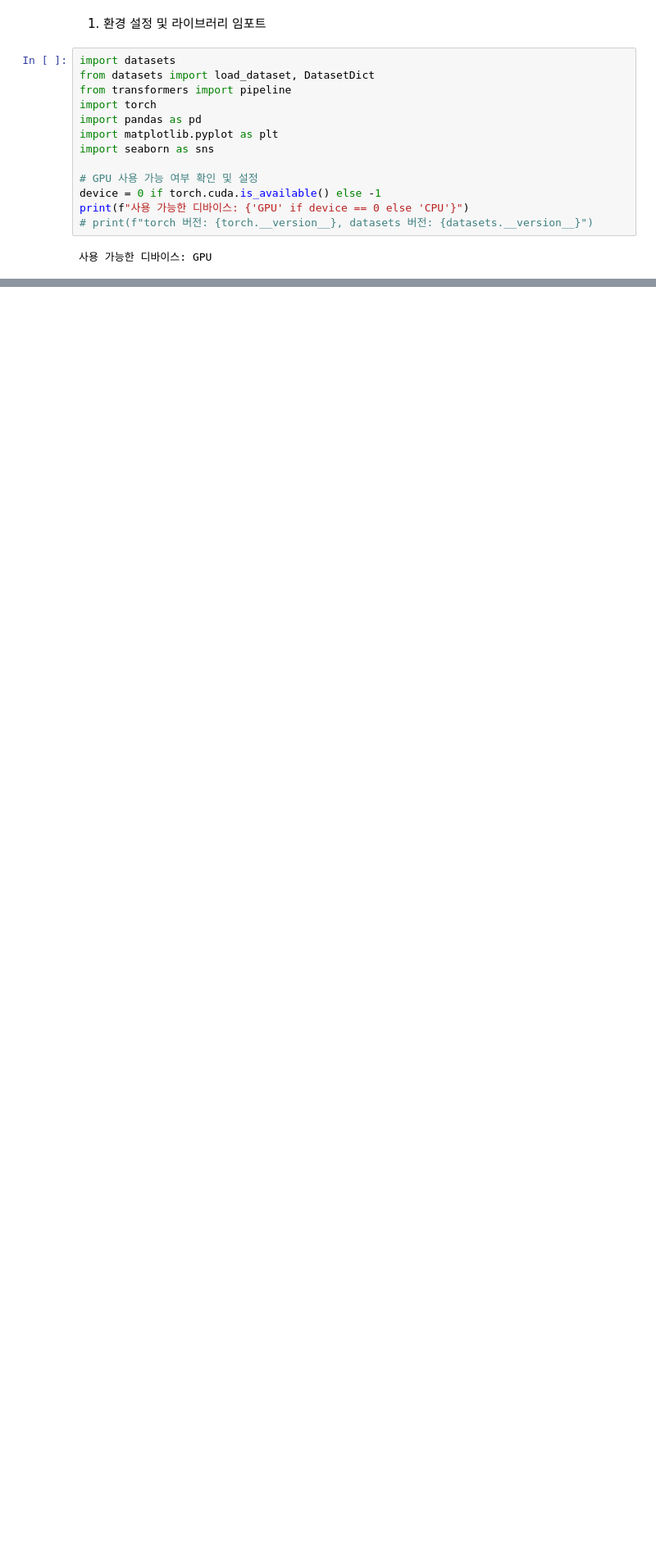
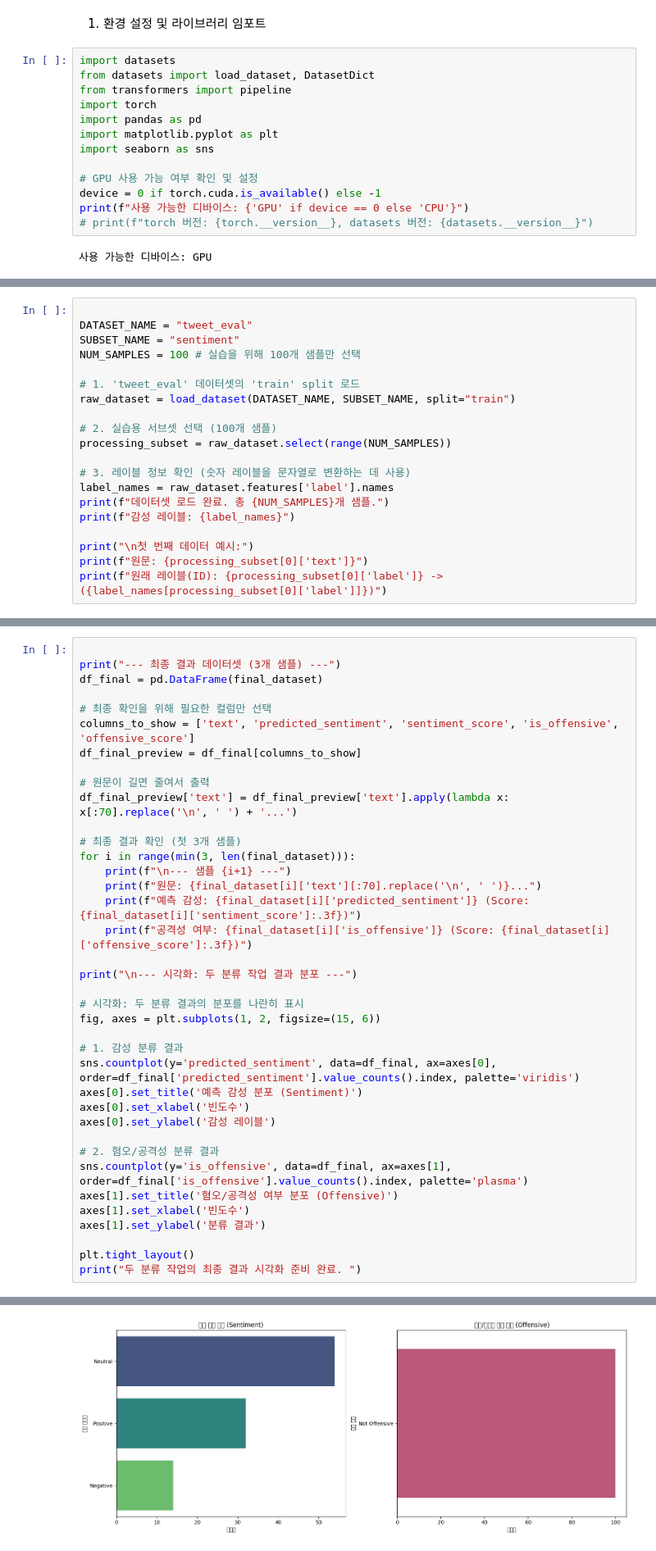
Before and after one commit to HateSlop/3-huggingface, a Jupyter notebook: jimin/news.ipynb, the cells around one changed output, grey strips where cells are left out. Shown at 82% size. Cells and saved outputs as stored; diff of their text form; blank space fills up the shorter version.

```diff
--- a/jimin/news.ipynb
+++ b/jimin/news.ipynb
@@ -128,0 +18,20 @@ Device set to use cuda:0
+# %%
+
+DATASET_NAME = "tweet_eval"
+SUBSET_NAME = "sentiment"
+NUM_SAMPLES = 100 # 실습을 위해 100개 샘플만 선택
+
+# 1. 'tweet_eval' 데이터셋의 'train' split 로드
+raw_dataset = load_dataset(DATASET_NAME, SUBSET_NAME, split="train")
+
+# 2. 실습용 서브셋 선택 (100개 샘플)
+processing_subset = raw_dataset.select(range(NUM_SAMPLES))
+
+# 3. 레이블 정보 확인 (숫자 레이블을 문자열로 변환하는 데 사용)
+label_names = raw_dataset.features['label'].names
+print(f"데이터셋 로드 완료. 총 {NUM_SAMPLES}개 샘플.")
+print(f"감성 레이블: {label_names}")
+
+print("\n첫 번째 데이터 예시:")
+print(f"원문: {processing_subset[0]['text']}")
+print(f"원래 레이블(ID): {processing_subset[0]['label']} -> ({label_names[processing_subset[0]['label']]})")
@@ -218,0 +152,39 @@ Passing `palette` without assigning `hue` is deprecated and will be removed in v
+# %%
+
+print("--- 최종 결과 데이터셋 (3개 샘플) ---")
+df_final = pd.DataFrame(final_dataset)
+
+# 최종 확인을 위해 필요한 컬럼만 선택
+columns_to_show = ['text', 'predicted_sentiment', 'sentiment_score', 'is_offensive', 'offensive_score']
+df_final_preview = df_final[columns_to_show]
+
+# 원문이 길면 줄여서 출력
+df_final_preview['text'] = df_final_preview['text'].apply(lambda x: x[:70].replace('\n', ' ') + '...')
+
+# 최종 결과 확인 (첫 3개 샘플)
+for i in range(min(3, len(final_dataset))):
+    print(f"\n--- 샘플 {i+1} ---")
+    print(f"원문: {final_dataset[i]['text'][:70].replace('\n', ' ')}...")
+    print(f"예측 감성: {final_dataset[i]['predicted_sentiment']} (Score: {final_dataset[i]['sentiment_score']:.3f})")
+    print(f"공격성 여부: {final_dataset[i]['is_offensive']} (Score: {final_dataset[i]['offensive_score']:.3f})")
+
+print("\n--- 시각화: 두 분류 작업 결과 분포 ---")
+
+# 시각화: 두 분류 결과의 분포를 나란히 표시
+fig, axes = plt.subplots(1, 2, figsize=(15, 6))
+
+# 1. 감성 분류 결과
+sns.countplot(y='predicted_sentiment', data=df_final, ax=axes[0], order=df_final['predicted_sentiment'].value_counts().index, palette='viridis')
+axes[0].set_title('예측 감성 분포 (Sentiment)')
+axes[0].set_xlabel('빈도수')
+axes[0].set_ylabel('감성 레이블')
+
+# 2. 혐오/공격성 분류 결과
+sns.countplot(y='is_offensive', data=df_final, ax=axes[1], order=df_final['is_offensive'].value_counts().index, palette='plasma')
+axes[1].set_title('혐오/공격성 여부 분포 (Offensive)')
+axes[1].set_xlabel('빈도수')
+axes[1].set_ylabel('분류 결과')
+
+plt.tight_layout()
+print("두 분류 작업의 최종 결과 시각화 준비 완료. ")
+# %% [output]
@@ -218,0 +223 @@ Passing `palette` without assigning `hue` is deprecated and will be removed in v
+[figure, added]
```
Also changed, not shown: parts of 9 cells of this notebook, 1 other file.
